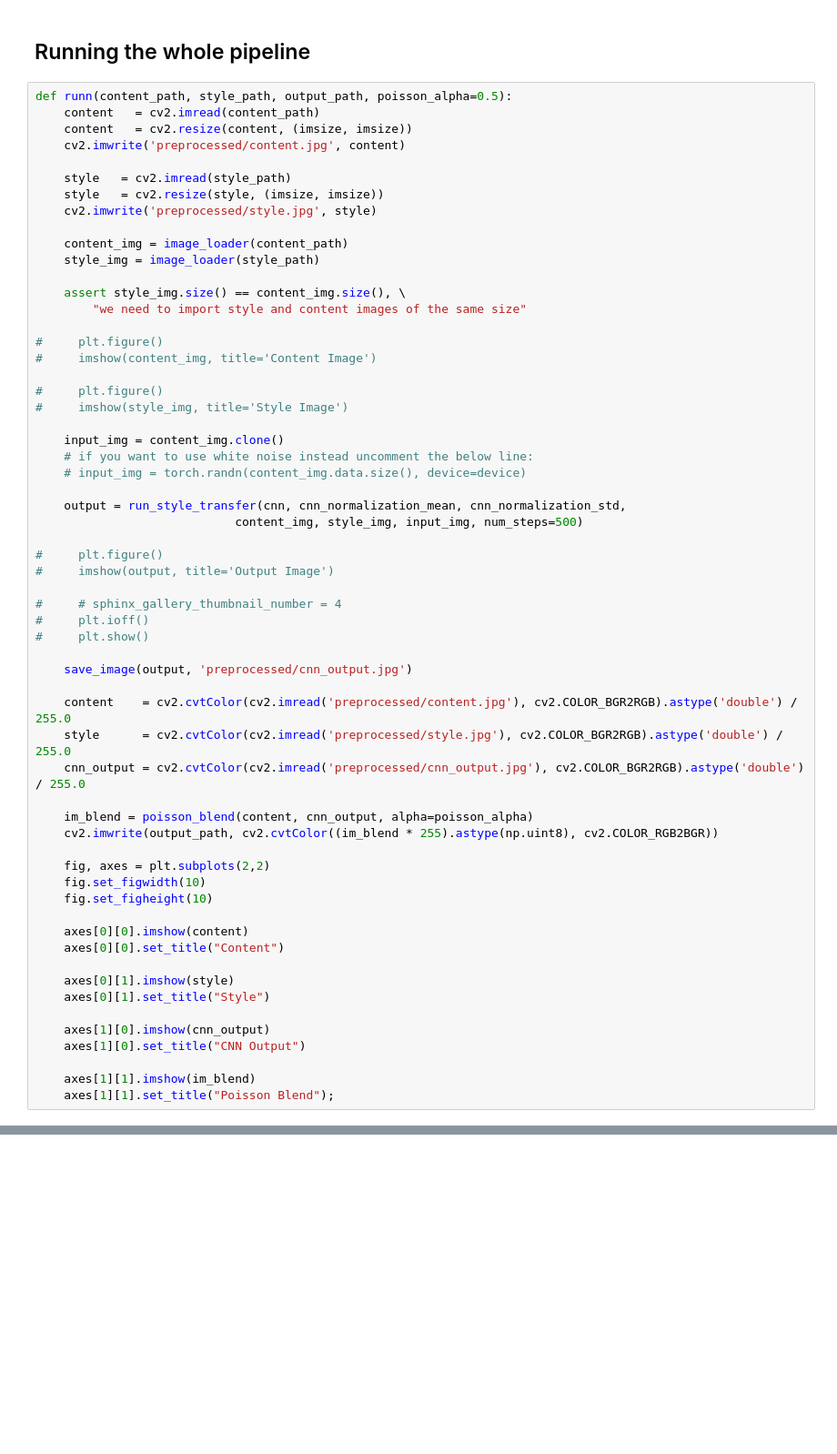
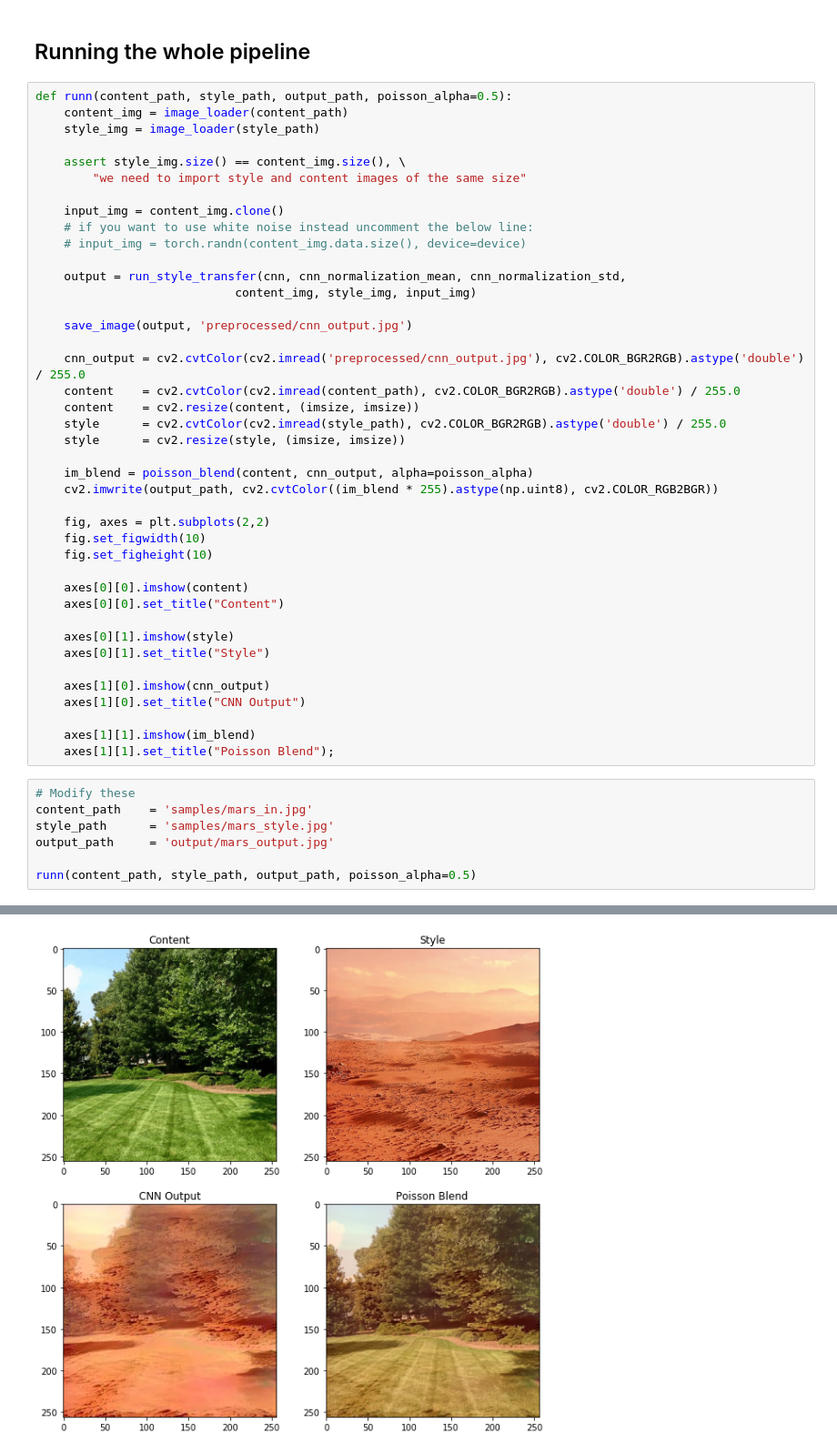
Before and after one commit to GabrielSandoval/cs445-final-project, a Jupyter notebook: Final Project - Phase 2.ipynb, the cells around one changed output, grey strips where cells are left out. Shown at 91% size. Saved outputs shown, nothing was run; the diff lists cells and outputs as text; blank space fills up the shorter version.

```diff
--- a/Final Project - Phase 2.ipynb
+++ b/Final Project - Phase 2.ipynb
@@ -320,45 +313,26 @@ def poisson_blend(content, cnn_output, alpha=0.5):
 ## Running the whole pipeline
 # %%
 def runn(content_path, style_path, output_path, poisson_alpha=0.5):
-    content   = cv2.imread(content_path)
-    content   = cv2.resize(content, (imsize, imsize))
-    cv2.imwrite('preprocessed/content.jpg', content)
-
-    style   = cv2.imread(style_path)
-    style   = cv2.resize(style, (imsize, imsize))
-    cv2.imwrite('preprocessed/style.jpg', style)
-
     content_img = image_loader(content_path)
     style_img = image_loader(style_path)
 
     assert style_img.size() == content_img.size(), \
         "we need to import style and content images of the same size"
 
-#     plt.figure()
-#     imshow(content_img, title='Content Image')
-
-#     plt.figure()
-#     imshow(style_img, title='Style Image')
-
     input_img = content_img.clone()
     # if you want to use white noise instead uncomment the below line:
     # input_img = torch.randn(content_img.data.size(), device=device)
 
     output = run_style_transfer(cnn, cnn_normalization_mean, cnn_normalization_std,
-                            content_img, style_img, input_img, num_steps=500)
-
-#     plt.figure()
-#     imshow(output, title='Output Image')
-
-#     # sphinx_gallery_thumbnail_number = 4
-#     plt.ioff()
-#     plt.show()
+                            content_img, style_img, input_img)
 
     save_image(output, 'preprocessed/cnn_output.jpg')
 
-    content    = cv2.cvtColor(cv2.imread('preprocessed/content.jpg'), cv2.COLOR_BGR2RGB).astype('double') / 255.0
-    style      = cv2.cvtColor(cv2.imread('preprocessed/style.jpg'), cv2.COLOR_BGR2RGB).astype('double') / 255.0
     cnn_output = cv2.cvtColor(cv2.imread('preprocessed/cnn_output.jpg'), cv2.COLOR_BGR2RGB).astype('double') / 255.0
+    content    = cv2.cvtColor(cv2.imread(content_path), cv2.COLOR_BGR2RGB).astype('double') / 255.0
+    content    = cv2.resize(content, (imsize, imsize))
+    style      = cv2.cvtColor(cv2.imread(style_path), cv2.COLOR_BGR2RGB).astype('double') / 255.0
+    style      = cv2.resize(style, (imsize, imsize))
 
     im_blend = poisson_blend(content, cnn_output, alpha=poisson_alpha)
     cv2.imwrite(output_path, cv2.cvtColor((im_blend * 255).astype(np.uint8), cv2.COLOR_RGB2BGR))
@@ -378,3 +352,11 @@ def runn(content_path, style_path, output_path, poisson_alpha=0.5):
 
     axes[1][1].imshow(im_blend)
     axes[1][1].set_title("Poisson Blend");
+# %%
+# Modify these
+content_path    = 'samples/mars_in.jpg'
+style_path      = 'samples/mars_style.jpg'
+output_path     = 'output/mars_output.jpg'
+
+runn(content_path, style_path, output_path, poisson_alpha=0.5)
+# %% [output]
@@ -381,3 +381,4 @@ def runn(content_path, style_path, output_path, poisson_alpha=0.5):
+[figure, added]
 # %%
 # Modify these
 content_path    = 'samples/andrew_in.jpg'
```
Also changed, not shown: parts of 9 cells of this notebook, 6 other files.
